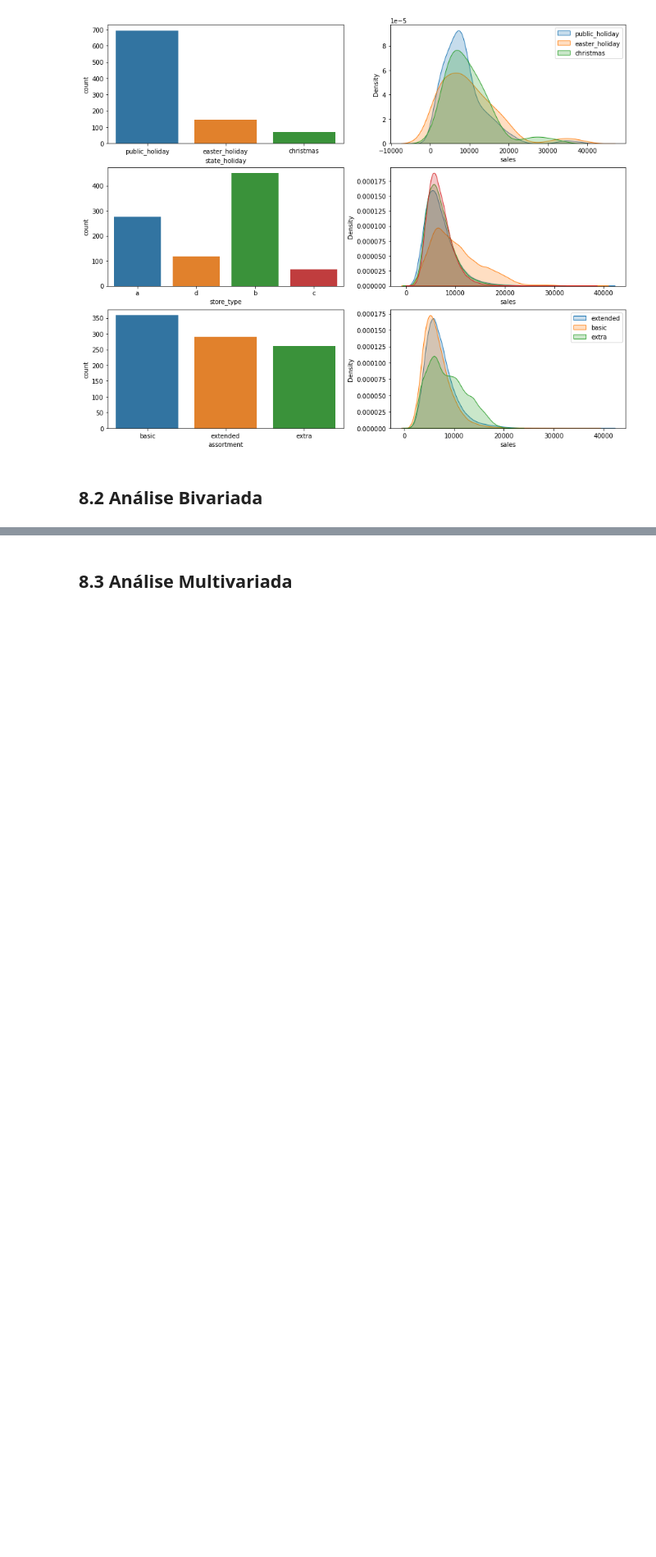
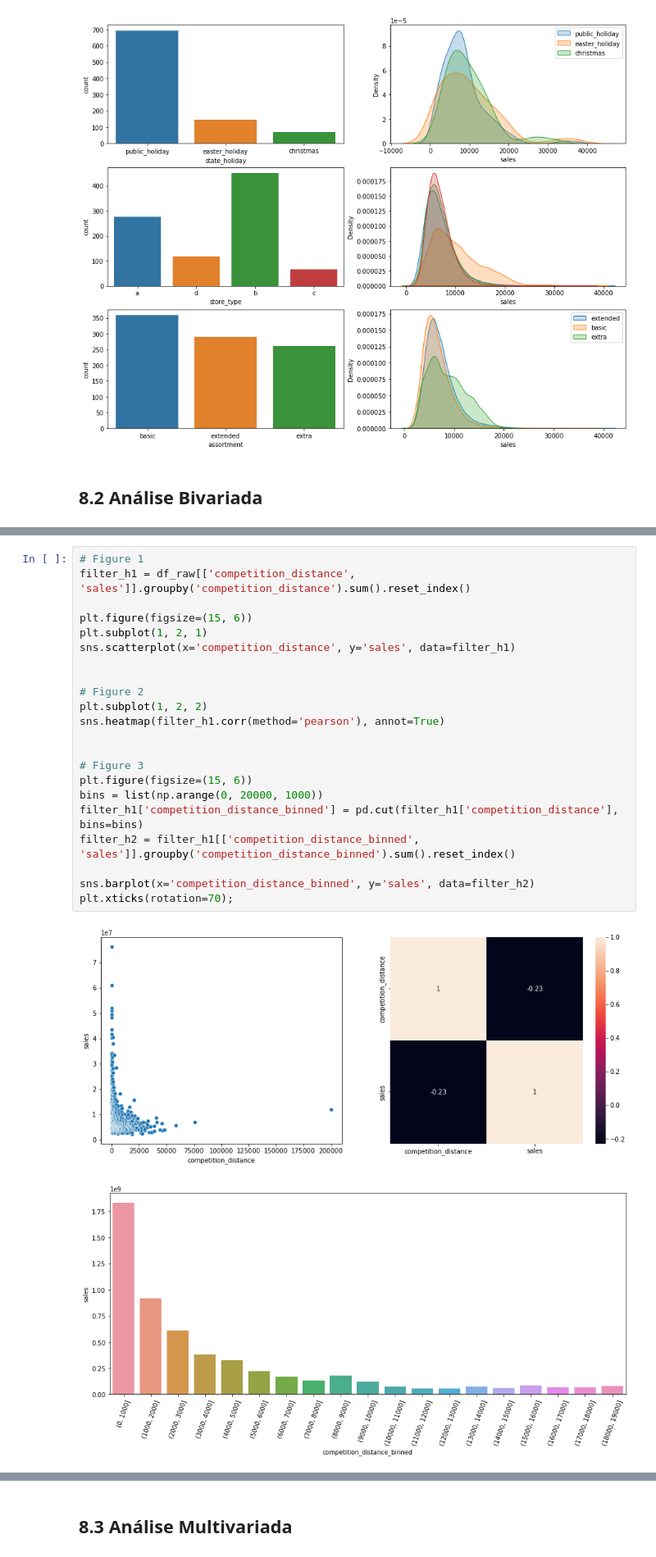
Before and after one commit to Jhonatanslopes/Rossmann-Sales-Forecast, a Jupyter notebook: notebook.ipynb, the cells around one changed output, grey strips where cells are left out. Shown at 82% size. Cells and saved outputs as stored; diff of their text form; blank space fills up the shorter version.

```diff
--- a/notebook.ipynb
+++ b/notebook.ipynb
@@ -459,0 +485,25 @@ plt.legend();
+# %%
+# Figure 1
+filter_h1 = df_raw[['competition_distance', 'sales']].groupby('competition_distance').sum().reset_index()
+
+plt.figure(figsize=(15, 6))
+plt.subplot(1, 2, 1)
+sns.scatterplot(x='competition_distance', y='sales', data=filter_h1)
+
+
+# Figure 2
+plt.subplot(1, 2, 2)
+sns.heatmap(filter_h1.corr(method='pearson'), annot=True)
+
+
+# Figure 3
+plt.figure(figsize=(15, 6))
+bins = list(np.arange(0, 20000, 1000))
+filter_h1['competition_distance_binned'] = pd.cut(filter_h1['competition_distance'], bins=bins)
+filter_h2 = filter_h1[['competition_distance_binned', 'sales']].groupby('competition_distance_binned').sum().reset_index()
+
+sns.barplot(x='competition_distance_binned', y='sales', data=filter_h2)
+plt.xticks(rotation=70);
+# %% [output]
+[figure, added]
+[figure, added]
```
Also changed, not shown: parts of 23 cells of this notebook.
